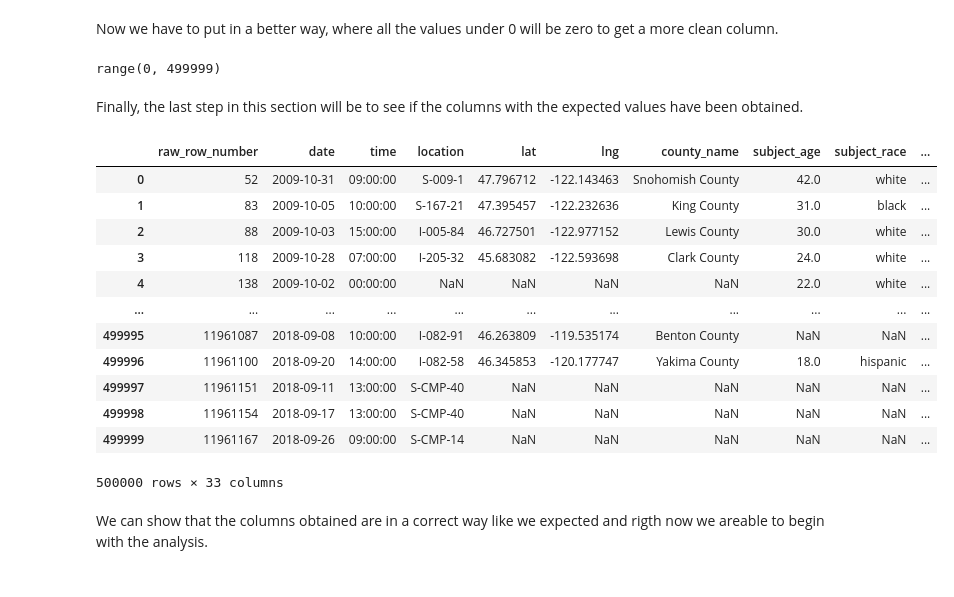
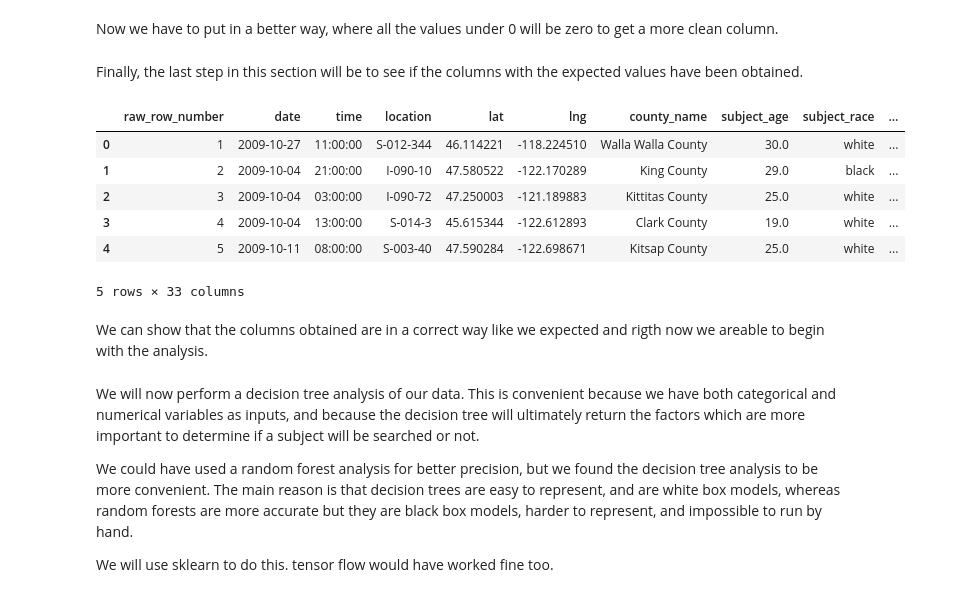
Before and after one commit to epfl-ada/ada-2020-project-milestone-p3-p3_devilllino, a Jupyter notebook: milestone_3.ipynb, the cells around one changed output. Saved outputs shown, nothing was run; the diff lists cells and outputs as text; code cells hidden in the pictures.

```diff
--- a/milestone_3.ipynb
+++ b/milestone_3.ipynb
@@ -15,8 +18,15 @@ We decided that from the big dataset that has more than 11 milions of rows (11 m
 # %%
 #Loading our dataset splited in a random way:
-filename = "Desktop/m_3/wa.csv"
+#filename = "Desktop/m_3/wa.csv" #path on Alex computer
+filename = "/Users/jeandevillard/Desktop/m_3/wa.csv" #path on Jean computer
+
+
 n = sum(1 for line in open(filename)) - 1 #number of records in file (excludes header)
-s = 500000 #desired sample size
+s = 500000 #desired sample size, longer sample sizes will significantly increase runtime
 skip = sorted(random.sample(range(1,n+1),n-s)) #the 0-indexed header will not be included in the skip list
-wa = pd.read_csv(filename, skiprows=skip)
+
+
+#wa = pd.read_csv(filename, skiprows=skip) #uncomment this line and comment the following line for only importing s samples
+
+wa = pd.read_csv(filename)   #uncomment this line and comment the previous line to import the whole dataset
 # %%
@@ -194,17 +198,2 @@ Name: years_after_legalization, Length: 500000, dtype: float64
 # %% [markdown]
 Now we have to put in a better way, where all the values under 0 will be zero to get a more clean column.
-# %%
-#Creating the length range subrtacting one due to the index in the loop begins with i=0.
-length = wa.shape[0]
-l=range(length-1)
-l
-# %% [output]
-range(0, 499999)
-# %%
-for i in l:
-
-    b = wa.years_after_legalization[i]
-
-    if b < 0:
-        b = 0
-        wa.years_after_legalization[i] = b
@@ -211,20 +202,20 @@ for i in l:
 # %% [markdown]
 Finally, the last step in this section will be to see if the columns with the expected values have been obtained.
 # %%
-wa
+wa.head()
 # %% [output]
 |  | raw_row_number | date | time | location | lat | lng | county_name | subject_age | subject_race | ... |
-| 0 | 52 | 2009-10-31 | 09:00:00 | S-009-1 | 47.796712 | -122.143463 | Snohomish County | 42.0 | white | ... |
-| 1 | 83 | 2009-10-05 | 10:00:00 | S-167-21 | 47.395457 | -122.232636 | King County | 31.0 | black | ... |
-| 2 | 88 | 2009-10-03 | 15:00:00 | I-005-84 | 46.727501 | -122.977152 | Lewis County | 30.0 | white | ... |
-| 3 | 118 | 2009-10-28 | 07:00:00 | I-205-32 | 45.683082 | -122.593698 | Clark County | 24.0 | white | ... |
-| 4 | 138 | 2009-10-02 | 00:00:00 | NaN | NaN | NaN | NaN | 22.0 | white | ... |
-| ... | ... | ... | ... | ... | ... | ... | ... | ... | ... | ... |
-| 499995 | 11961087 | 2018-09-08 | 10:00:00 | I-082-91 | 46.263809 | -119.535174 | Benton County | NaN | NaN | ... |
-| 499996 | 11961100 | 2018-09-20 | 14:00:00 | I-082-58 | 46.345853 | -120.177747 | Yakima County | 18.0 | hispanic | ... |
-| 499997 | 11961151 | 2018-09-11 | 13:00:00 | S-CMP-40 | NaN | NaN | NaN | NaN | NaN | ... |
-| 499998 | 11961154 | 2018-09-17 | 13:00:00 | S-CMP-40 | NaN | NaN | NaN | NaN | NaN | ... |
-| 499999 | 11961167 | 2018-09-26 | 09:00:00 | S-CMP-14 | NaN | NaN | NaN | NaN | NaN | ... |
+| 0 | 1 | 2009-10-27 | 11:00:00 | S-012-344 | 46.114221 | -118.224510 | Walla Walla County | 30.0 | white | ... |
+| 1 | 2 | 2009-10-04 | 21:00:00 | I-090-10 | 47.580522 | -122.170289 | King County | 29.0 | black | ... |
+| 2 | 3 | 2009-10-04 | 03:00:00 | I-090-72 | 47.250003 | -121.189883 | Kittitas County | 25.0 | white | ... |
+| 3 | 4 | 2009-10-04 | 13:00:00 | S-014-3 | 45.615344 | -122.612893 | Clark County | 19.0 | white | ... |
+| 4 | 5 | 2009-10-11 | 08:00:00 | S-003-40 | 47.590284 | -122.698671 | Kitsap County | 25.0 | white | ... |
-500000 rows × 33 columns
+5 rows × 33 columns
 # %% [markdown]
 We can show that the columns obtained are in a correct way like we expected and rigth now we areable to begin with the analysis.
+# %% [markdown]
+We will now perform a decision tree analysis of our data. This is convenient because we have both categorical and numerical variables as inputs, and because the decision tree will ultimately return the factors which are more important to determine if a subject will be searched or not.
+
+We could have used a random forest analysis for better precision, but we found the decision tree analysis to be more convenient. The main reason is that decision trees are easy to represent, and are white box models, whereas random forests are more accurate but they are black box models, harder to represent, and impossible to run by hand.
+
+We will use sklearn to do this. tensor flow would have worked fine too.
```
Also changed, not shown: parts of 10 cells of this notebook.
